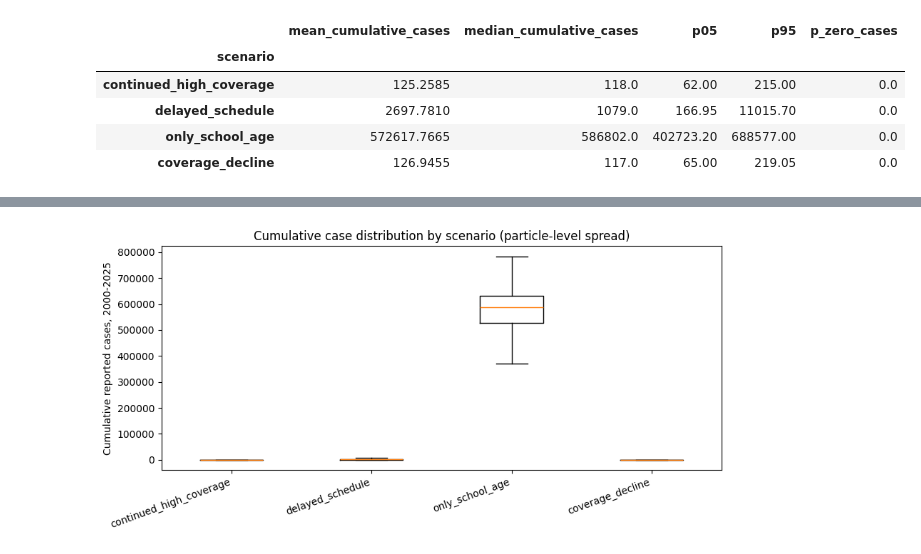
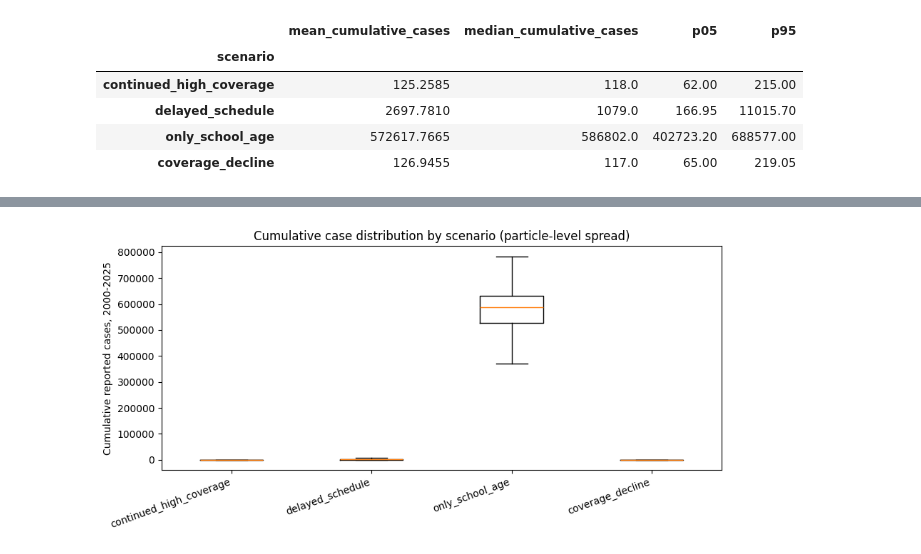
Before and after one commit to cmdnwright/delayed-vaccination, a Jupyter notebook: model_experiments.ipynb, the cells around one changed output, grey strips where cells are left out. Drawn from its saved outputs; the diff is of its cells as text; code cells hidden in the pictures.

```diff
--- a/model_experiments.ipynb
+++ b/model_experiments.ipynb
@@ -60,6 +67,11 @@ if calendar_years[-1] < EXPERIMENTAL_END_YEAR:
 
 scenario_results: dict[str, counterfactuals.CounterfactualResult] = {}
 # %%
+def _vaccination_channel_label(channel_idx: int, age_group_labels: list[str]) -> str:
+    '''convert index to legible age group'''
+    return f'{age_group_labels[channel_idx]} → {age_group_labels[channel_idx + 1]}'
+
+
 def run_and_plot_experiment(
     experiment_name: str,
     initial_cloud: stochastic_model.StochasticParticleCloud,
@@ -89,10 +101,12 @@ def run_and_plot_experiment(
 
     rates = np.stack([schedule_fn(y) for y in calendar_years], axis=0)
     n_channels = rates.shape[1]
+    age_group_labels = counterfactuals.config['age_structure']['age_group_labels']
 
     fig, ax = plt.subplots(figsize=(9, 3.5))
     for channel_idx in range(n_channels):
-        ax.plot(calendar_years, rates[:, channel_idx], label=f'Channel {channel_idx}')
+        label = _vaccination_channel_label(channel_idx, age_group_labels)
+        ax.plot(calendar_years, rates[:, channel_idx], label=label)
     ax.set_xlabel('Calendar year')
     ax.set_ylabel('Coverage')
     ax.set_title(f'{experiment_name}: vaccination coverage schedule')
@@ -170,9 +287,0 @@ result = run_and_plot_experiment(
-# %%
-result = run_and_plot_experiment(
-    experiment_name='coverage_decline',
-    initial_cloud=cloud_2000,
-    theta_hat=theta_hat,
-    fixed_parameters=fixed_parameters,
-    calendar_years=calendar_years,
-    seed=123,
-)
@@ -182,25 +294,24 @@ result = run_and_plot_experiment(
 # %%
 summary_rows = []
-cumulative_by_scenario = {}  # scenario -> (P,) array, kept around for the pairwise section below
+cumulative_by_scenario = {}
 
 for scenario_name, result in scenario_results.items():
-    cumulative = result.simulated_case_draws.sum(axis=1)  # (P,) -- one cumulative total per particle
+    cumulative = result.simulated_case_draws.sum(axis=1) # (P,)
     cumulative_by_scenario[scenario_name] = cumulative
     summary_rows.append({
         'scenario': scenario_name,
         'mean_cumulative_cases': cumulative.mean(),
         'median_cumulative_cases': np.median(cumulative),
         'p05': np.percentile(cumulative, 5),
         'p95': np.percentile(cumulative, 95),
-        'p_zero_cases': float((cumulative == 0).mean()),  # fraction of particles with NO reported cases -- elimination-like outcomes
     })
 
 summary_df = pd.DataFrame(summary_rows).set_index('scenario')
 summary_df
 # %% [output]
-|  | mean_cumulative_cases | median_cumulative_cases | p05 | p95 | p_zero_cases |
-| scenario |  |  |  |  |  |
-| continued_high_coverage | 125.2585 | 118.0 | 62.00 | 215.00 | 0.0 |
-| delayed_schedule | 2697.7810 | 1079.0 | 166.95 | 11015.70 | 0.0 |
-| only_school_age | 572617.7665 | 586802.0 | 402723.20 | 688577.00 | 0.0 |
-| coverage_decline | 126.9455 | 117.0 | 65.00 | 219.05 | 0.0 |
+|  | mean_cumulative_cases | median_cumulative_cases | p05 | p95 |
+| scenario |  |  |  |  |
+| continued_high_coverage | 125.2585 | 118.0 | 62.00 | 215.00 |
+| delayed_schedule | 2697.7810 | 1079.0 | 166.95 | 11015.70 |
+| only_school_age | 572617.7665 | 586802.0 | 402723.20 | 688577.00 |
+| coverage_decline | 126.9455 | 117.0 | 65.00 | 219.05 |
```
Also changed, not shown: parts of 25 cells of this notebook, 8 other files.
